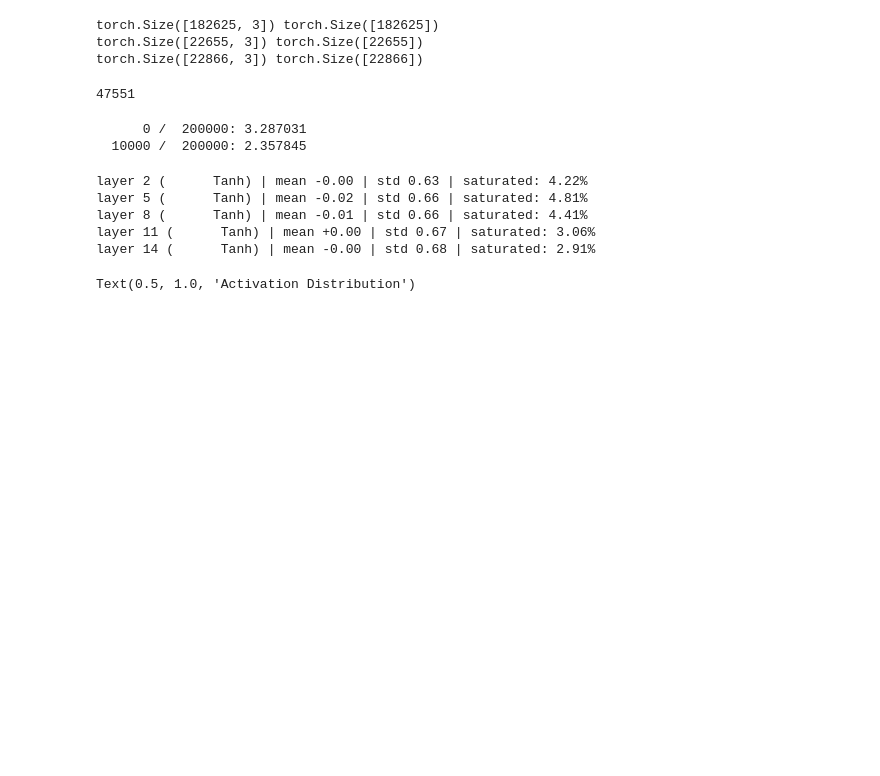
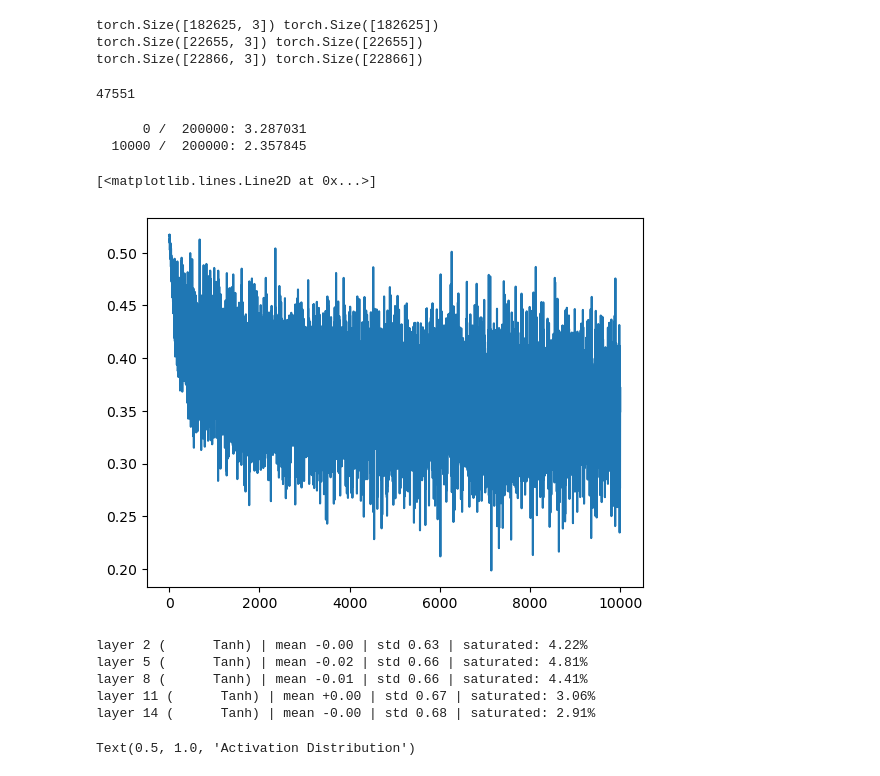
Before and after one commit to epochlab/TED, a Jupyter notebook: 04_statistics.ipynb, the cells around one changed output. Saved outputs shown, nothing was run; the diff lists cells and outputs as text; code cells hidden in the pictures; blank space fills up the shorter version.

```diff
--- a/04_statistics.ipynb
+++ b/04_statistics.ipynb
@@ -196,6 +196,11 @@ for i in range(epochs):
 # %% [output]
       0 /  200000: 3.287031
   10000 /  200000: 2.357845
+# %%
+plt.plot(lossi) # Use lri when identifing learning rate
+# %% [output]
+[<matplotlib.lines.Line2D at 0x...>]
+[figure, added]
 # %%
 # Visualize histograms of forward pass activations
 plt.figure(figsize=(20, 4)) # Width and height of the plot
```
Also changed, not shown: 1 other file.
